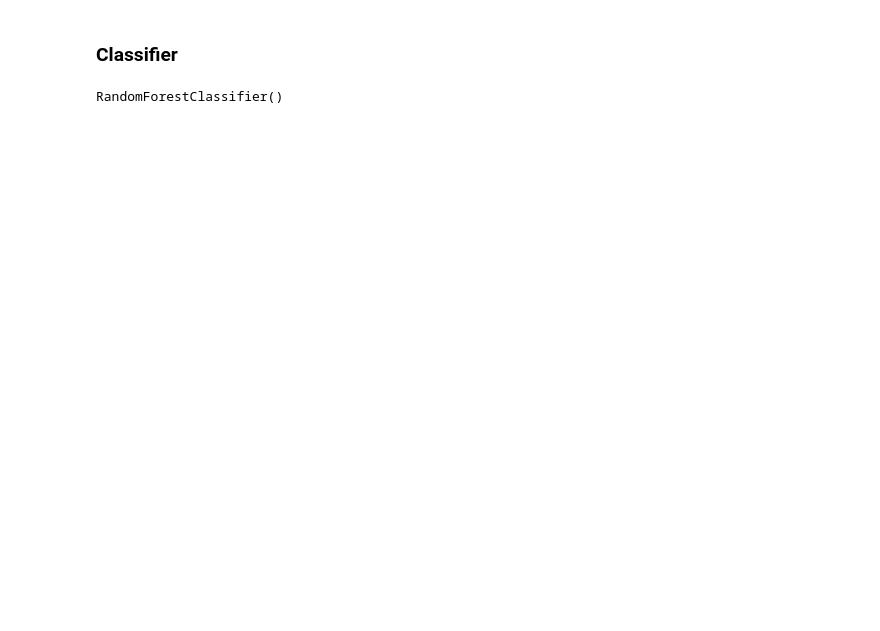
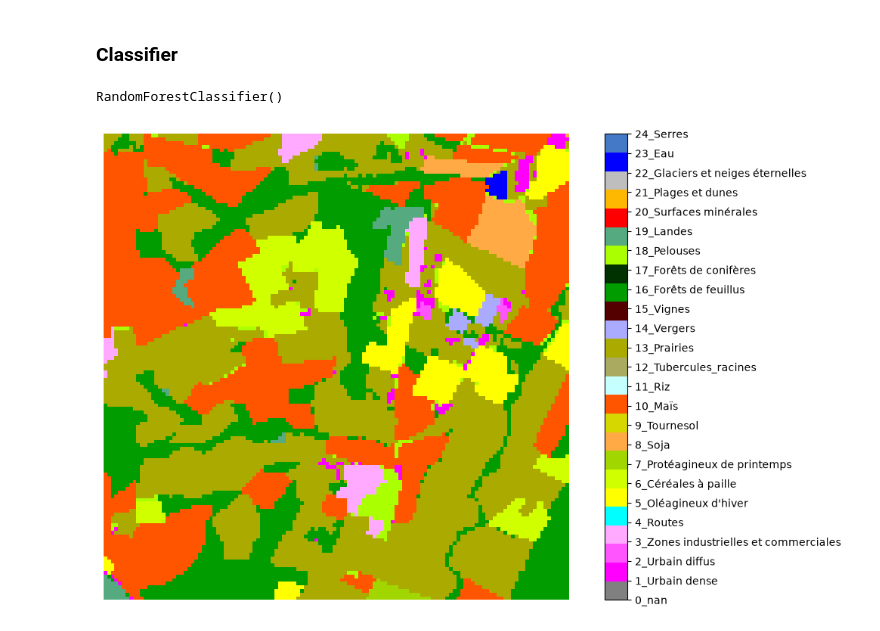
Before and after one commit to hugokerino/next_oso, a Jupyter notebook: RandomForest/test.ipynb, the cells around one changed output. Drawn from its saved outputs; the diff is of its cells as text; code cells hidden in the pictures; blank space fills up the shorter version.

```diff
--- a/RandomForest/test.ipynb
+++ b/RandomForest/test.ipynb
@@ -84,3 +131,24 @@ classifier.fit(X[0:100000,:],Y[0:100000])
 RandomForestClassifier()
 # %%
 classifier.predict()
+# %%
+preds_4 = np.load(
+    "/home/hkerino/Documents/next_oso/logs/RF/2026-07-17/fold_1/zone_eco_4/y_pred.npy"
+)
+trues_4 = np.load(
+    "/home/hkerino/Documents/next_oso/logs/RF/2026-07-17/fold_1/zone_eco_4/y_true.npy"
+)
+
+preds_6 = np.load(
+    "/home/hkerino/Documents/next_oso/logs/RF/2026-07-17/fold_1/zone_eco_6/y_pred.npy"
+)
+trues_6 = np.load(
+    "/home/hkerino/Documents/next_oso/logs/RF/2026-07-17/fold_1/zone_eco_6/y_true.npy"
+)
+# %%
+preds = np.concatenate([preds_4, preds_6], axis=0)
+trues = np.concatenate([trues_4, trues_6], axis=0)
+# %%
+plot_label(trues[81])
+# %% [output]
+[figure, added]
```
Also changed, not shown: parts of 8 cells of this notebook, 10 other files.
